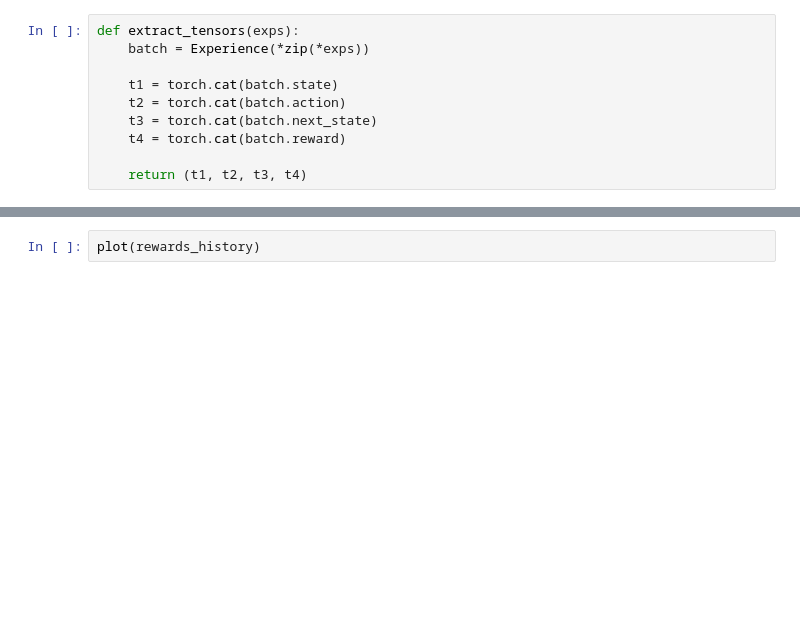
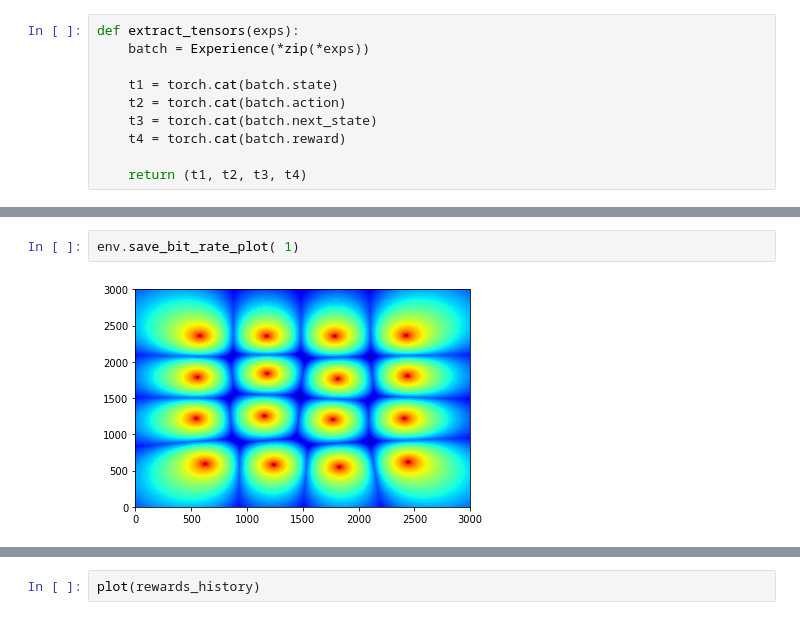
Before and after one commit to Ahmed-5/graduation_project, a Jupyter notebook: propagation loss sinr.ipynb, the cells around one changed output, grey strips where cells are left out. Saved outputs shown, nothing was run; the diff lists cells and outputs as text; blank space fills up the shorter version.

```diff
--- a/propagation loss sinr.ipynb
+++ b/propagation loss sinr.ipynb
@@ -448,0 +656,4 @@ optimizer = optim.Adam(params=policy_net.parameters(), lr=lr)
+# %%
+env.save_bit_rate_plot( 1)
+# %% [output]
+[figure, added]
```
Also changed, not shown: parts of 12 cells of this notebook.
